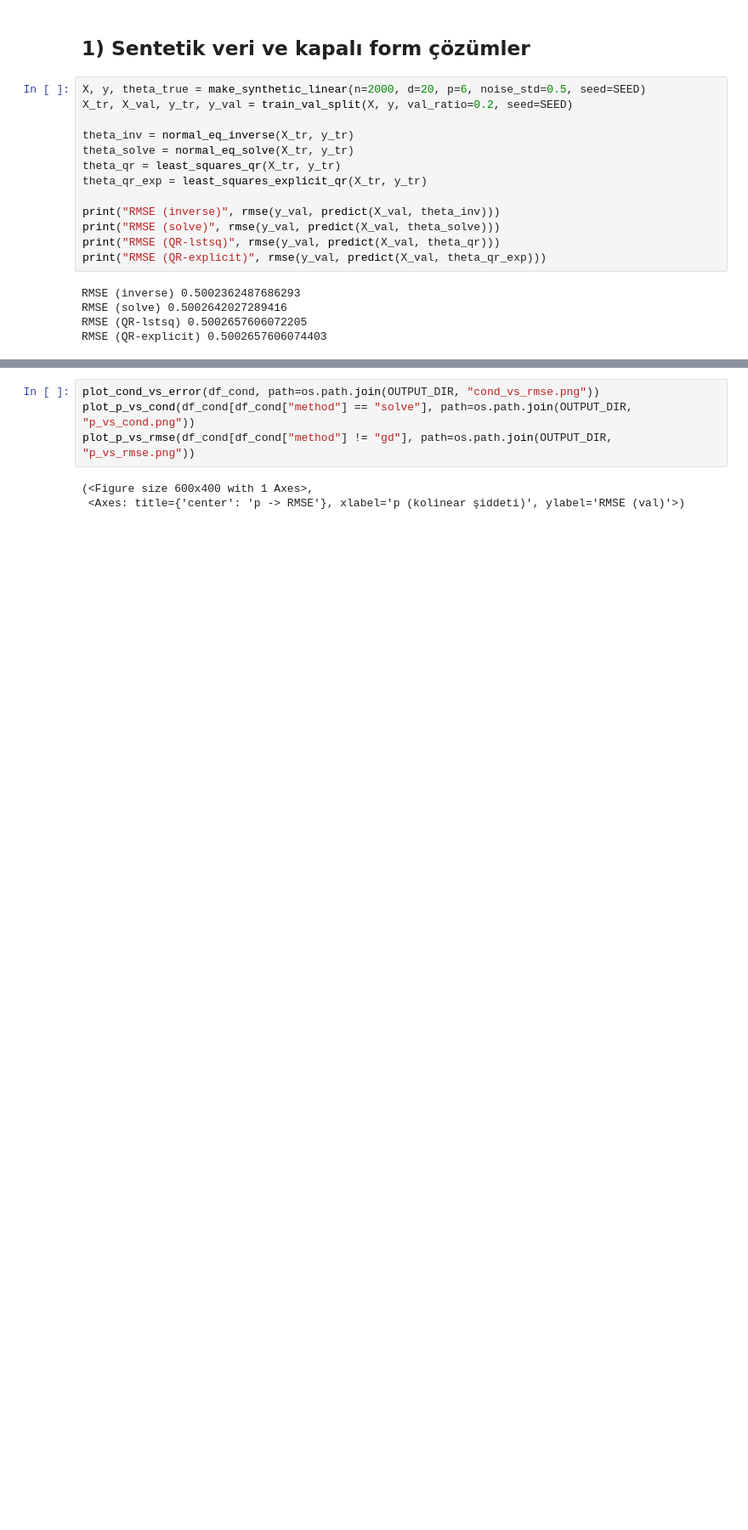
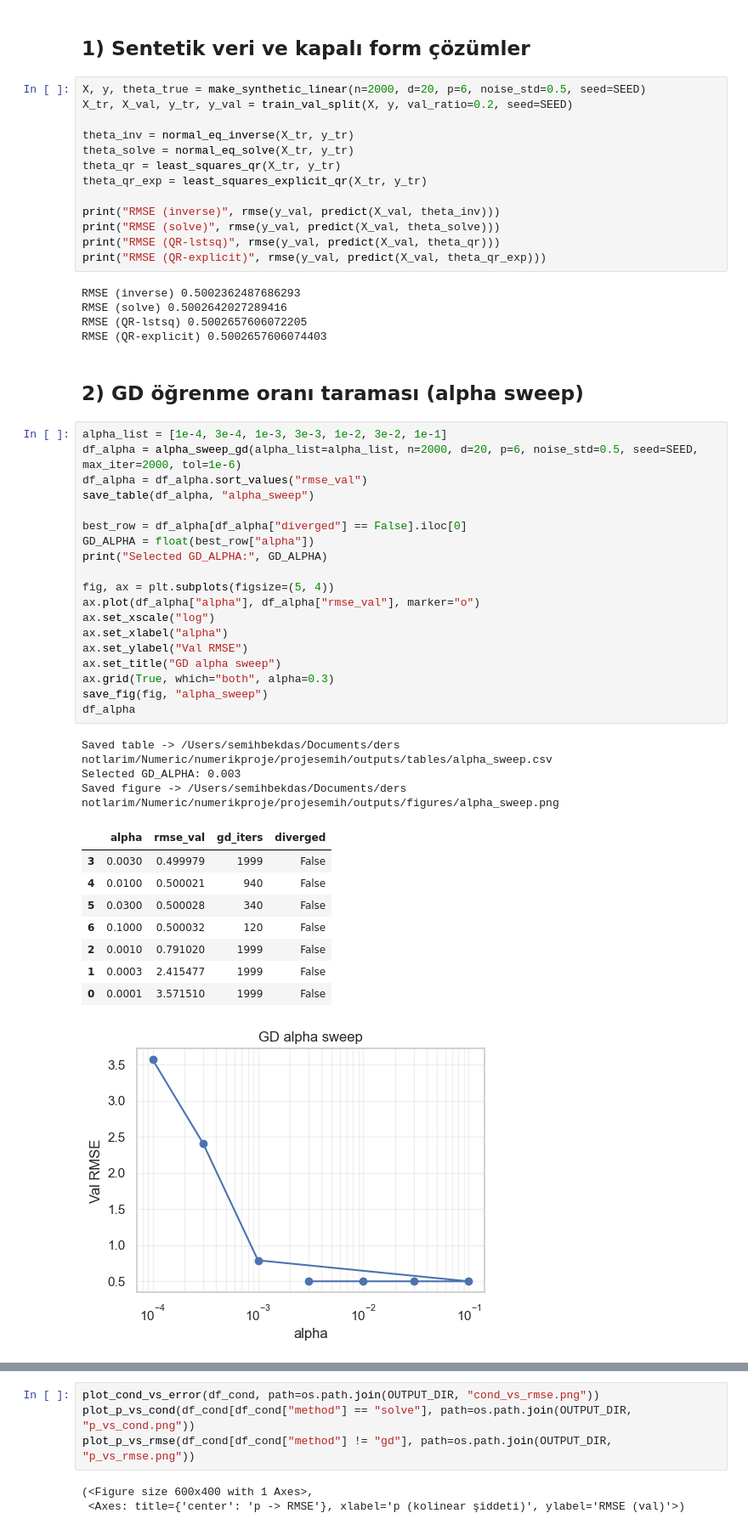
Before and after one commit to omeraltinova/numerikproje, a Jupyter notebook: projesemih/notebooks/colab_template.ipynb, the cells around one changed output, grey strips where cells are left out. Shown at 85% size. Cells and saved outputs as stored; diff of their text form; blank space fills up the shorter version.

```diff
--- a/projesemih/notebooks/colab_template.ipynb
+++ b/projesemih/notebooks/colab_template.ipynb
@@ -394,4 +423,38 @@ RMSE (inverse) 0.5002362487686293
 RMSE (solve) 0.5002642027289416
 RMSE (QR-lstsq) 0.5002657606072205
 RMSE (QR-explicit) 0.5002657606074403
+# %% [markdown]
+## 2) GD öğrenme oranı taraması (alpha sweep)
+# %%
+alpha_list = [1e-4, 3e-4, 1e-3, 3e-3, 1e-2, 3e-2, 1e-1]
+df_alpha = alpha_sweep_gd(alpha_list=alpha_list, n=2000, d=20, p=6, noise_std=0.5, seed=SEED, max_iter=2000, tol=1e-6)
+df_alpha = df_alpha.sort_values("rmse_val")
+save_table(df_alpha, "alpha_sweep")
+
+best_row = df_alpha[df_alpha["diverged"] == False].iloc[0]
+GD_ALPHA = float(best_row["alpha"])
+print("Selected GD_ALPHA:", GD_ALPHA)
+
+fig, ax = plt.subplots(figsize=(5, 4))
+ax.plot(df_alpha["alpha"], df_alpha["rmse_val"], marker="o")
+ax.set_xscale("log")
+ax.set_xlabel("alpha")
+ax.set_ylabel("Val RMSE")
+ax.set_title("GD alpha sweep")
+ax.grid(True, which="both", alpha=0.3)
+save_fig(fig, "alpha_sweep")
+df_alpha
+# %% [output]
+Saved table -> /Users/semihbekdas/Documents/ders notlarim/Numeric/numerikproje/projesemih/outputs/tables/alpha_sweep.csv
+Selected GD_ALPHA: 0.003
+Saved figure -> /Users/semihbekdas/Documents/ders notlarim/Numeric/numerikproje/projesemih/outputs/figures/alpha_sweep.png
+|  | alpha | rmse_val | gd_iters | diverged |
+| 3 | 0.0030 | 0.499979 | 1999 | False |
+| 4 | 0.0100 | 0.500021 | 940 | False |
+| 5 | 0.0300 | 0.500028 | 340 | False |
+| 6 | 0.1000 | 0.500032 | 120 | False |
+| 2 | 0.0010 | 0.791020 | 1999 | False |
+| 1 | 0.0003 | 2.415477 | 1999 | False |
+| 0 | 0.0001 | 3.571510 | 1999 | False |
+[figure, added]
 # %% [markdown]
```
Also changed, not shown: parts of 16 cells of this notebook, 4 other files.
